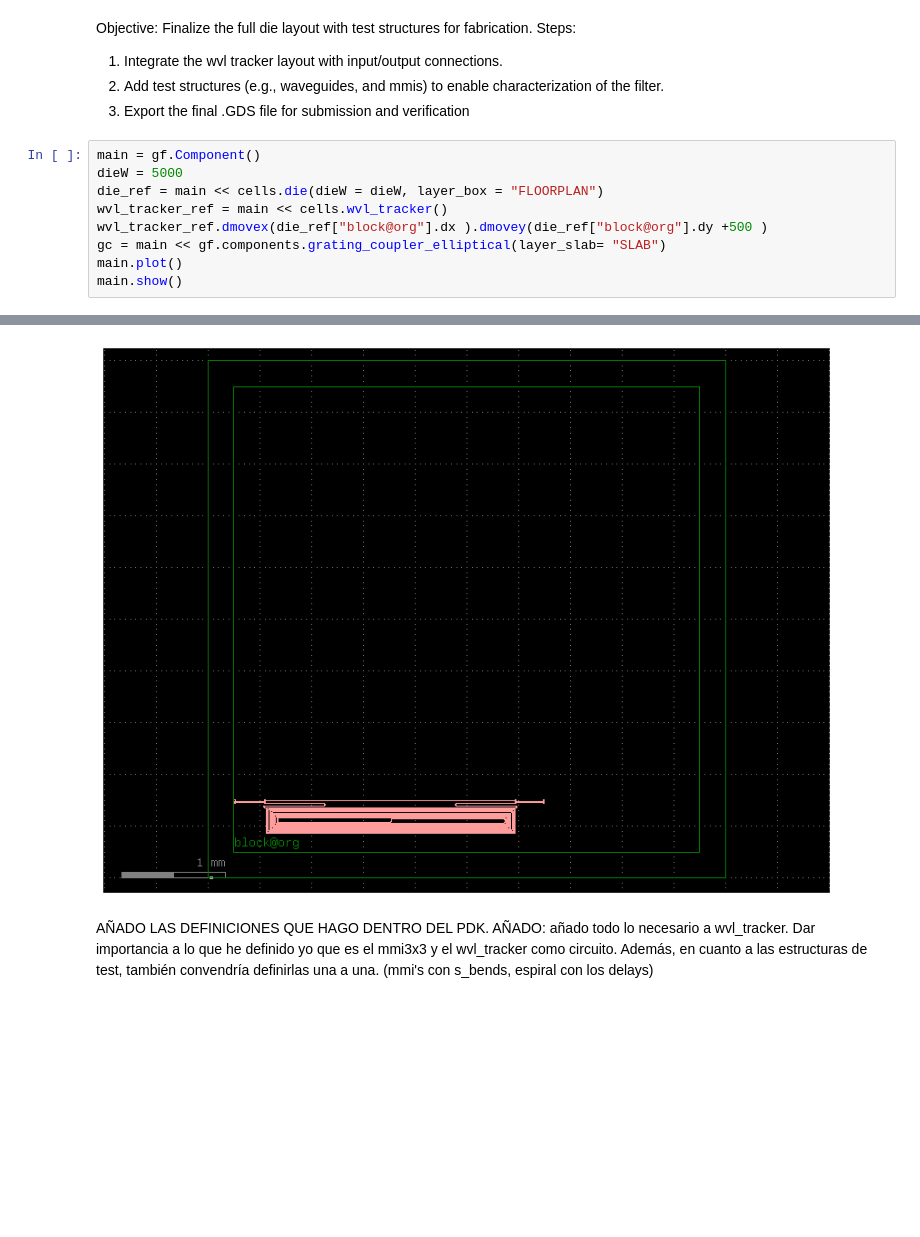
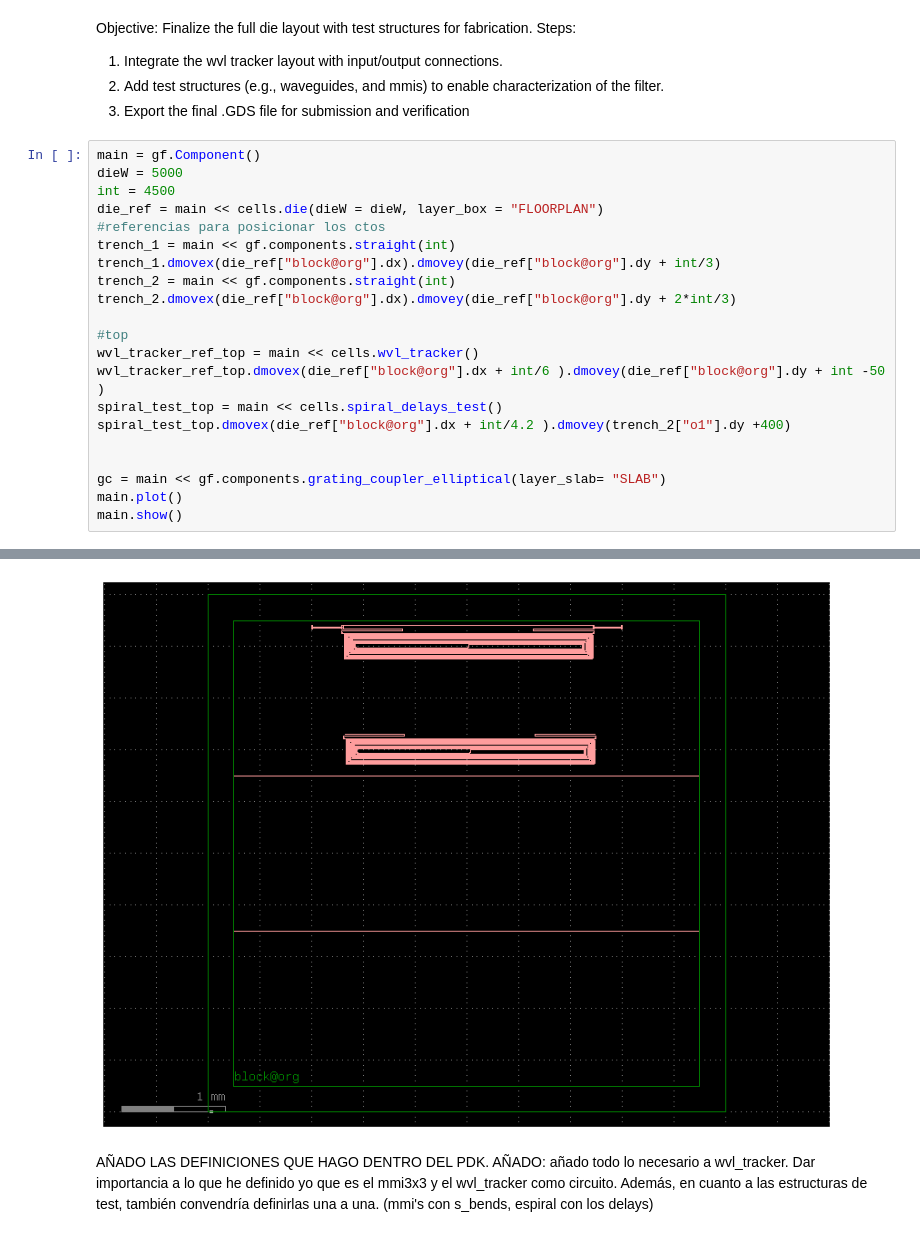
Before and after one commit to mromgar1/pic-upv-lab5-finalproject, a Jupyter notebook: LAYOUT_SOI.ipynb, the cells around one changed output, grey strips where cells are left out. Cells and saved outputs as stored; diff of their text form; blank space fills up the shorter version.

```diff
--- a/LAYOUT_SOI.ipynb
+++ b/LAYOUT_SOI.ipynb
@@ -14,9 +14,21 @@ to enable characterization of the filter.
 # %%
 main = gf.Component()
 dieW = 5000
+int = 4500
 die_ref = main << cells.die(dieW = dieW, layer_box = "FLOORPLAN")
-wvl_tracker_ref = main << cells.wvl_tracker()
-wvl_tracker_ref.dmovex(die_ref["block@org"].dx ).dmovey(die_ref["block@org"].dy +500 )
+#referencias para posicionar los ctos
+trench_1 = main << gf.components.straight(int)
+trench_1.dmovex(die_ref["block@org"].dx).dmovey(die_ref["block@org"].dy + int/3)
+trench_2 = main << gf.components.straight(int)
+trench_2.dmovex(die_ref["block@org"].dx).dmovey(die_ref["block@org"].dy + 2*int/3)
+
+#top
+wvl_tracker_ref_top = main << cells.wvl_tracker()
+wvl_tracker_ref_top.dmovex(die_ref["block@org"].dx + int/6 ).dmovey(die_ref["block@org"].dy + int -50 )
+spiral_test_top = main << cells.spiral_delays_test()
+spiral_test_top.dmovex(die_ref["block@org"].dx + int/4.2 ).dmovey(trench_2["o1"].dy +400)
+
+
 gc = main << gf.components.grating_coupler_elliptical(layer_slab= "SLAB")
 main.plot()
 main.show()
@@ -25,4 +37,4 @@ main.show()
-[figure, old version]
+[figure, new version]
 # %% [markdown]
 AÑADO LAS DEFINICIONES QUE HAGO DENTRO DEL PDK. AÑADO: añado todo lo necesario a wvl_tracker. Dar importancia a lo que he definido yo que es el mmi3x3 y el wvl_tracker como circuito. Además, en cuanto a las estructuras de test, también convendría definirlas una a una. (mmi's con s_bends, espiral con los delays)
 # %%
```
Also changed, not shown: parts of 1 cell of this notebook, 1 other file.
